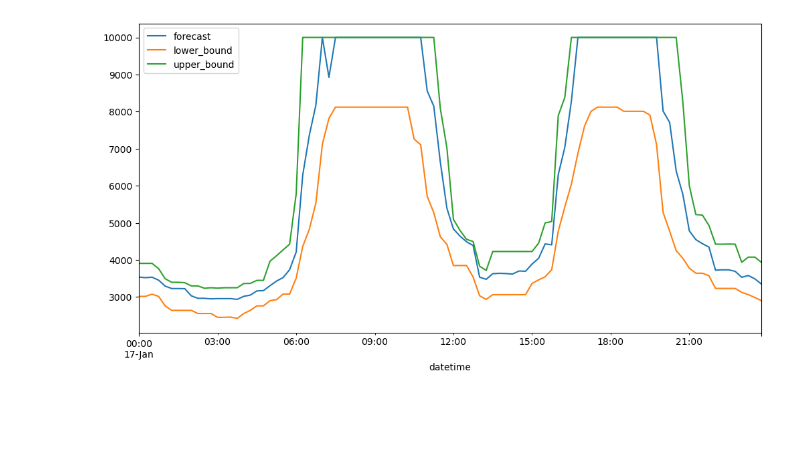
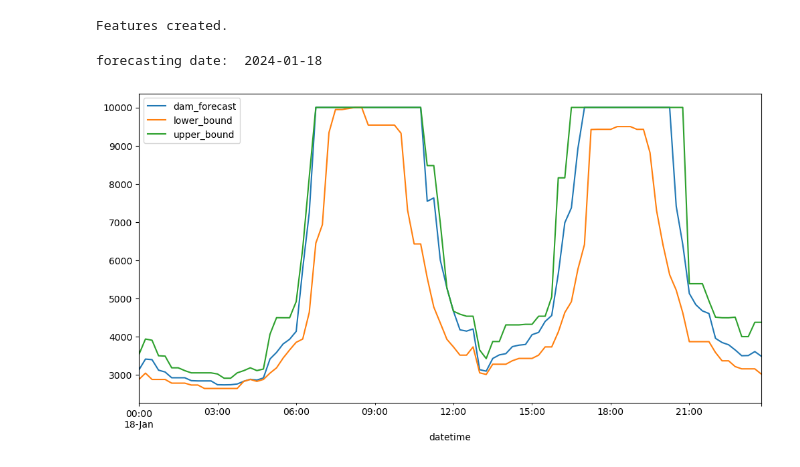
Before and after one commit to amanbhatt97/price-forecast-iex, a Jupyter notebook: notebooks/dam_forecast.ipynb, the cells around one changed output. Drawn from its saved outputs; the diff is of its cells as text; code cells hidden in the pictures; blank space fills up the shorter version.

Commit message:
added print statements

```diff
--- a/notebooks/dam_forecast.ipynb
+++ b/notebooks/dam_forecast.ipynb
@@ -61,9 +61,17 @@ wind = featured_data.shift_date(wind, -1)
 data = featured_data.merge_dataframes([dam, rtm, weather, hydro, solar, wind])
 # %%
 data = featured_data._get_features(data, weather, market_type, task = 'inference')
+# %%
+print('Features created.')
+# %% [output]
+Features created.
 # %%
 forecast_date = forecasting.forecasting_date(data, market_type)
+# %%
+print('forecasting date: ', forecast_date)
+# %% [output]
+forecasting date:  2024-01-18
 # %%
-forecast = forecasting.create_forecast(data, forecast_date)
+forecast = forecasting.create_forecast(data, forecast_date, market_type)
 # %% [output]
-[figure, old version]
+[figure, new version]
```
Also changed, not shown: parts of 9 cells of this notebook, 1 other file.
